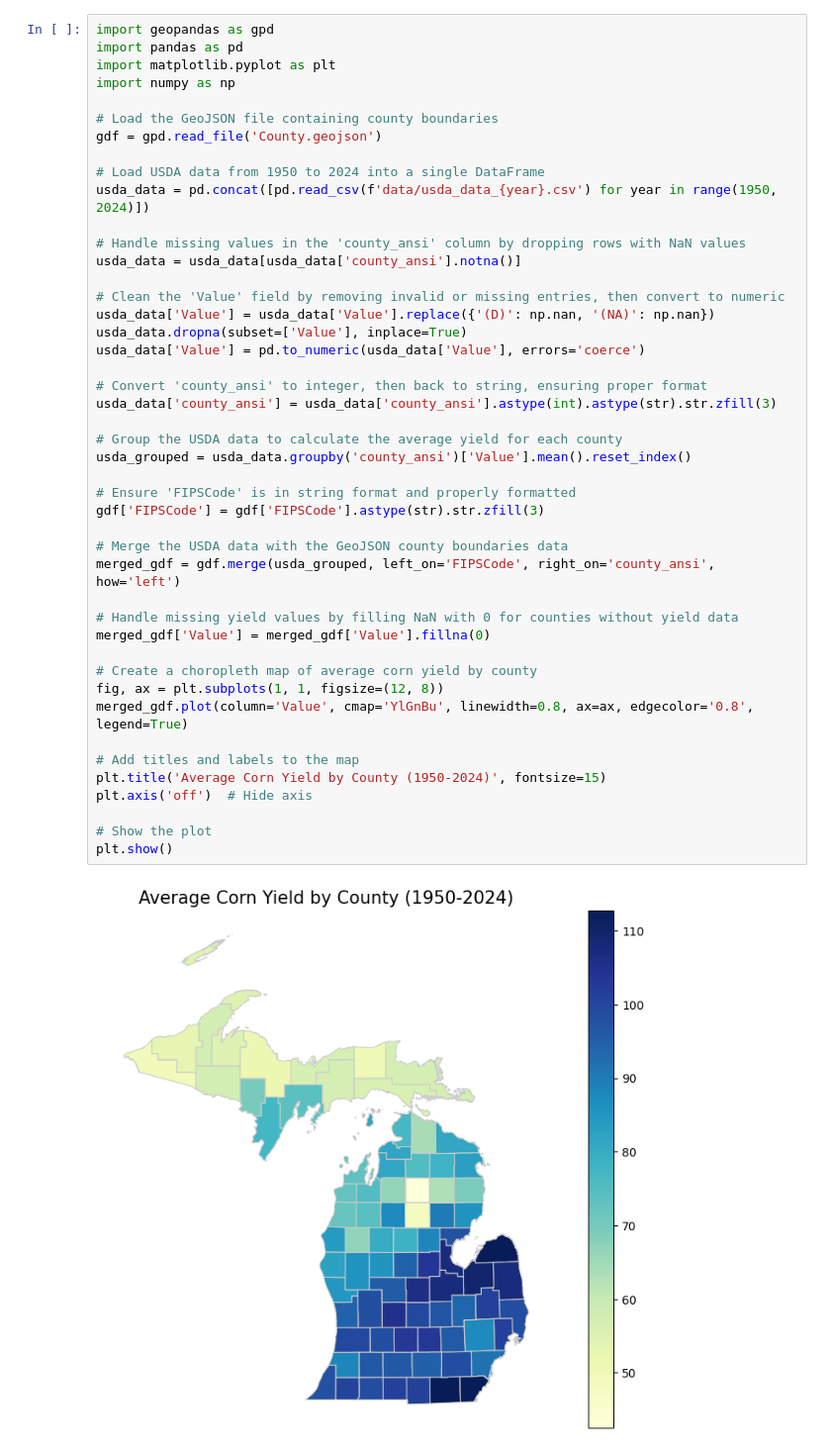
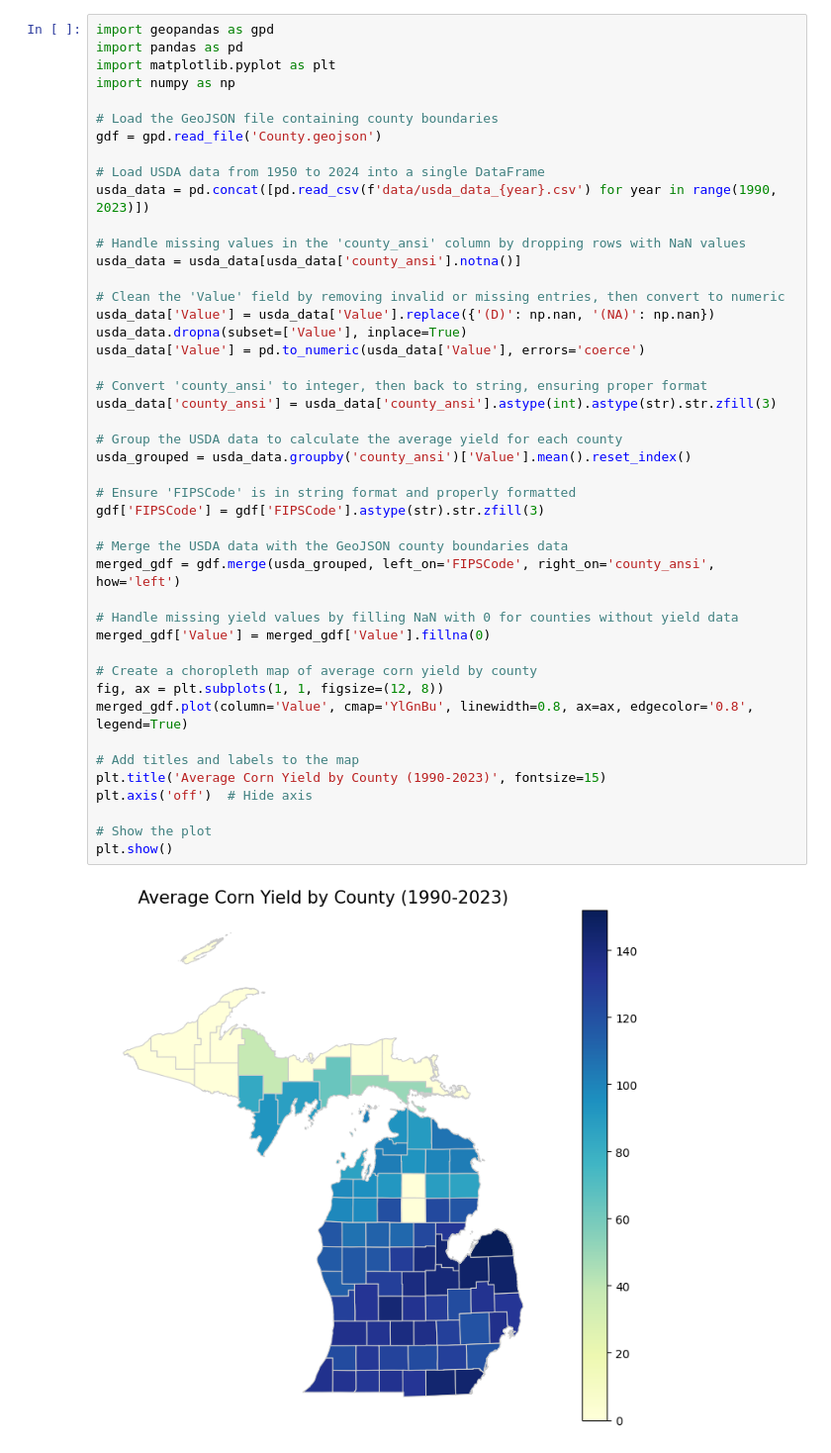
Before and after one commit to matthewchess/Milestone-1, a Jupyter notebook: visualization.ipynb, the cells around one changed output. Shown: that part at 99% size. Cells and saved outputs as stored; diff of their text form.

```diff
--- a/visualization.ipynb
+++ b/visualization.ipynb
@@ -8,7 +8,7 @@ import numpy as np
 gdf = gpd.read_file('County.geojson')
 
 # Load USDA data from 1950 to 2024 into a single DataFrame
-usda_data = pd.concat([pd.read_csv(f'data/usda_data_{year}.csv') for year in range(1950, 2024)])
+usda_data = pd.concat([pd.read_csv(f'data/usda_data_{year}.csv') for year in range(1990, 2023)])
 
 # Handle missing values in the 'county_ansi' column by dropping rows with NaN values
 usda_data = usda_data[usda_data['county_ansi'].notna()]
@@ -16,35 +16,35 @@ usda_data = usda_data[usda_data['county_ansi'].notna()]
 # Clean the 'Value' field by removing invalid or missing entries, then convert to numeric
 usda_data['Value'] = usda_data['Value'].replace({'(D)': np.nan, '(NA)': np.nan})
 usda_data.dropna(subset=['Value'], inplace=True)
 usda_data['Value'] = pd.to_numeric(usda_data['Value'], errors='coerce')
 
 # Convert 'county_ansi' to integer, then back to string, ensuring proper format
 usda_data['county_ansi'] = usda_data['county_ansi'].astype(int).astype(str).str.zfill(3)
 
 # Group the USDA data to calculate the average yield for each county
 usda_grouped = usda_data.groupby('county_ansi')['Value'].mean().reset_index()
 
 # Ensure 'FIPSCode' is in string format and properly formatted
 gdf['FIPSCode'] = gdf['FIPSCode'].astype(str).str.zfill(3)
 
 # Merge the USDA data with the GeoJSON county boundaries data
 merged_gdf = gdf.merge(usda_grouped, left_on='FIPSCode', right_on='county_ansi', how='left')
 
 # Handle missing yield values by filling NaN with 0 for counties without yield data
 merged_gdf['Value'] = merged_gdf['Value'].fillna(0)
 
 # Create a choropleth map of average corn yield by county
 fig, ax = plt.subplots(1, 1, figsize=(12, 8))
 merged_gdf.plot(column='Value', cmap='YlGnBu', linewidth=0.8, ax=ax, edgecolor='0.8', legend=True)
 
 # Add titles and labels to the map
-plt.title('Average Corn Yield by County (1950-2024)', fontsize=15)
+plt.title('Average Corn Yield by County (1990-2023)', fontsize=15)
 plt.axis('off')  # Hide axis
 
 # Show the plot
 plt.show()
 # %% [output]
-[figure, old version]
+[figure, new version]
 # %%
 # Load the GeoJSON file containing county boundaries
 gdf = gpd.read_file('County.geojson')
```
Also changed, not shown: parts of 2 cells of this notebook.
